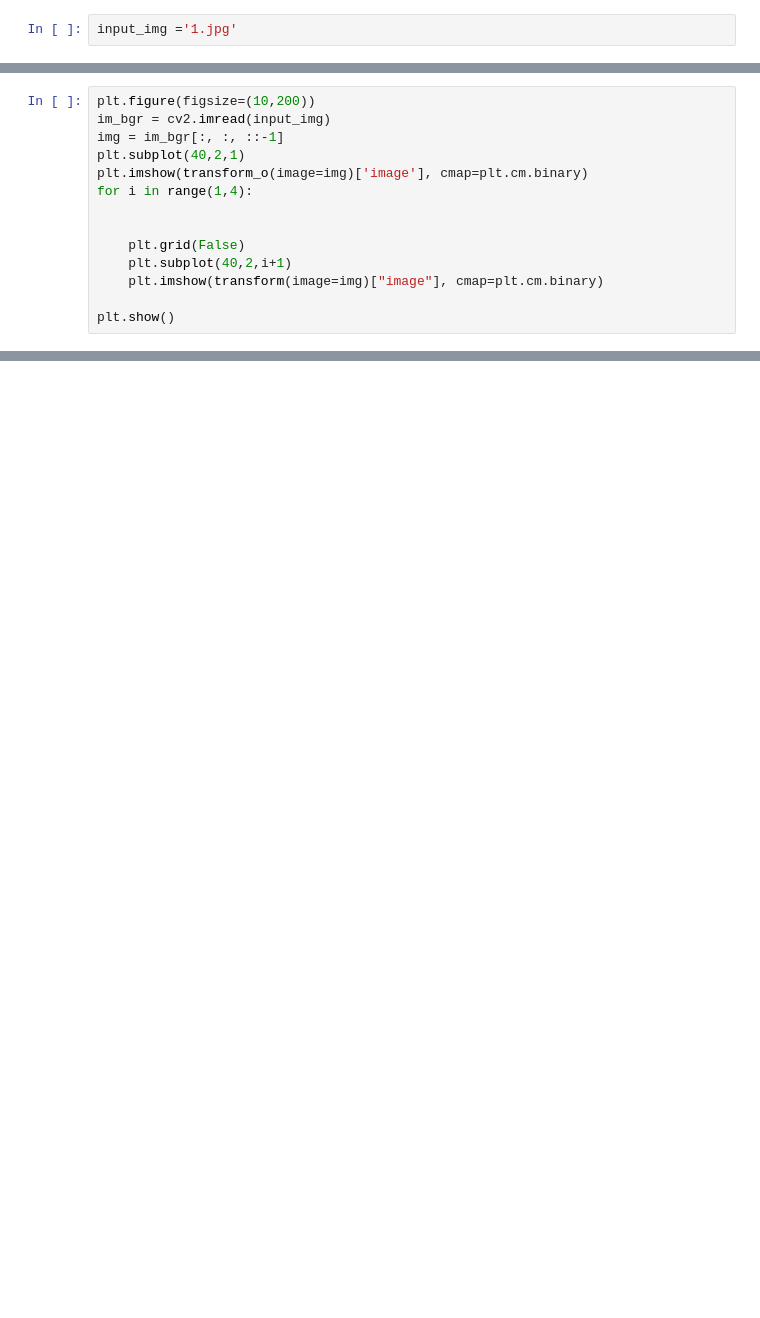
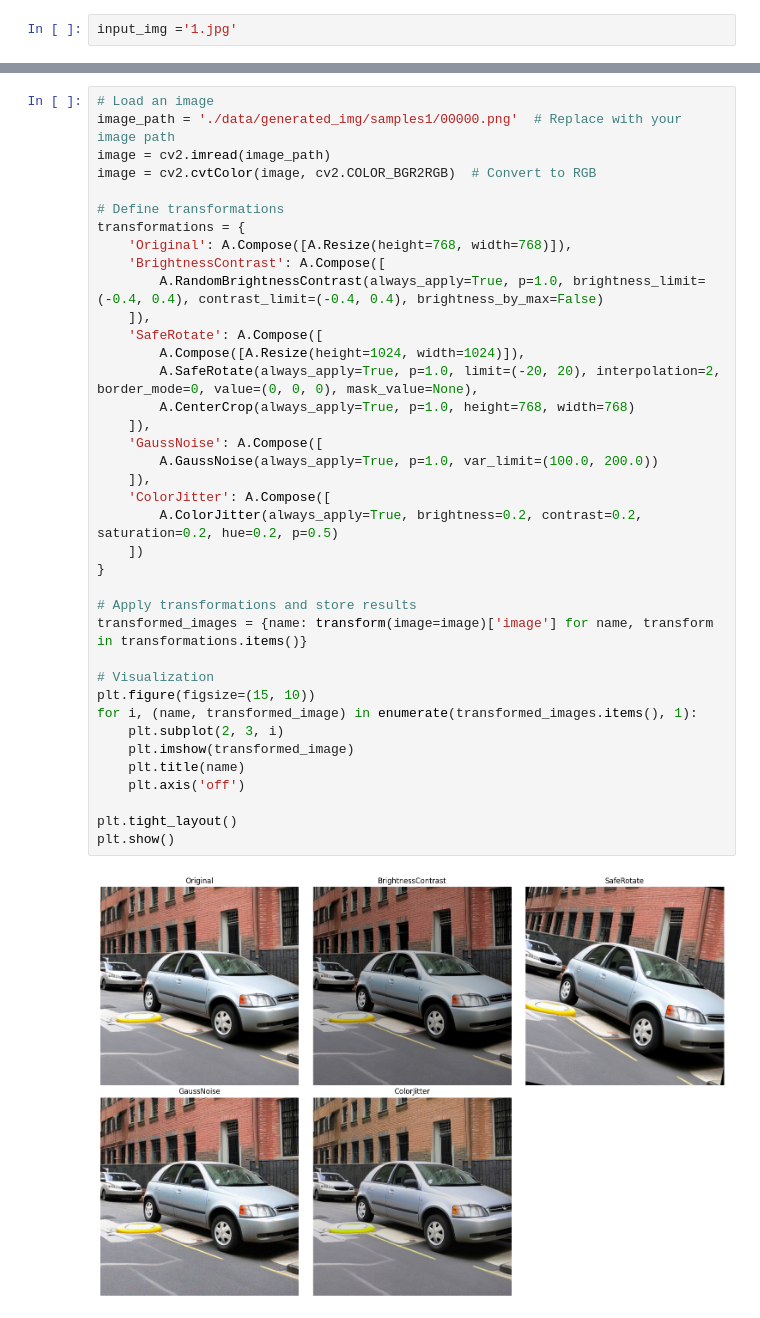
Before and after one commit to hojunking/generated_image_classifier, a Jupyter notebook: view_augmentation.ipynb, the cells around one changed output, grey strips where cells are left out. Drawn from its saved outputs; the diff is of its cells as text; blank space fills up the shorter version.

```diff
--- a/view_augmentation.ipynb
+++ b/view_augmentation.ipynb
@@ -21,14 +17,0 @@ transform_o = A.Compose([
-# %%
-plt.figure(figsize=(10,200))
-im_bgr = cv2.imread(input_img)
-img = im_bgr[:, :, ::-1]
-plt.subplot(40,2,1)
-plt.imshow(transform_o(image=img)['image'], cmap=plt.cm.binary)
-for i in range(1,4):
-
-
-    plt.grid(False)
-    plt.subplot(40,2,i+1)
-    plt.imshow(transform(image=img)["image"], cmap=plt.cm.binary)
-
-plt.show()
@@ -36,0 +38,40 @@ plt.show()
+# %%
+# Load an image
+image_path = './data/generated_img/samples1/00000.png'  # Replace with your image path
+image = cv2.imread(image_path)
+image = cv2.cvtColor(image, cv2.COLOR_BGR2RGB)  # Convert to RGB
+
+# Define transformations
+transformations = {
+    'Original': A.Compose([A.Resize(height=768, width=768)]),
+    'BrightnessContrast': A.Compose([
+        A.RandomBrightnessContrast(always_apply=True, p=1.0, brightness_limit=(-0.4, 0.4), contrast_limit=(-0.4, 0.4), brightness_by_max=False)
+    ]),
+    'SafeRotate': A.Compose([
+        A.Compose([A.Resize(height=1024, width=1024)]),
+        A.SafeRotate(always_apply=True, p=1.0, limit=(-20, 20), interpolation=2, border_mode=0, value=(0, 0, 0), mask_value=None),
+        A.CenterCrop(always_apply=True, p=1.0, height=768, width=768)
+    ]),
+    'GaussNoise': A.Compose([
+        A.GaussNoise(always_apply=True, p=1.0, var_limit=(100.0, 200.0))
+    ]),
+    'ColorJitter': A.Compose([
+        A.ColorJitter(always_apply=True, brightness=0.2, contrast=0.2, saturation=0.2, hue=0.2, p=0.5)
+    ])
+}
+
+# Apply transformations and store results
+transformed_images = {name: transform(image=image)['image'] for name, transform in transformations.items()}
+
+# Visualization
+plt.figure(figsize=(15, 10))
+for i, (name, transformed_image) in enumerate(transformed_images.items(), 1):
+    plt.subplot(2, 3, i)
+    plt.imshow(transformed_image)
+    plt.title(name)
+    plt.axis('off')
+
+plt.tight_layout()
+plt.show()
+# %% [output]
+[figure, added]
```
Also changed, not shown: parts of 4 cells of this notebook, 4 other files.
